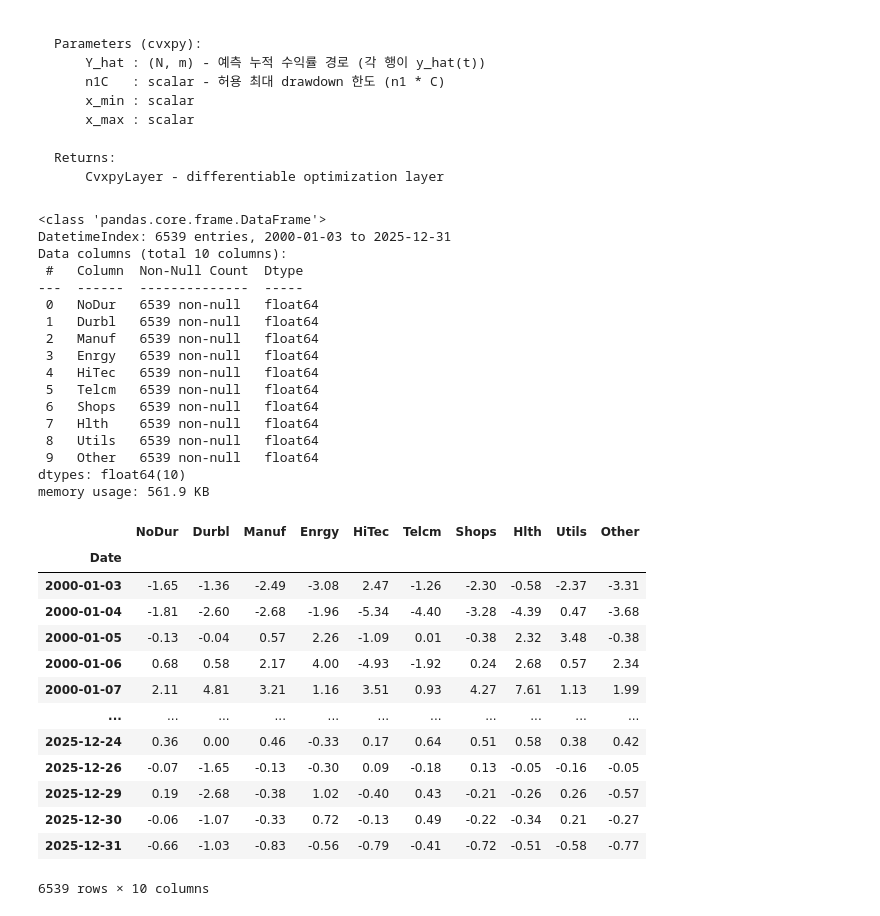
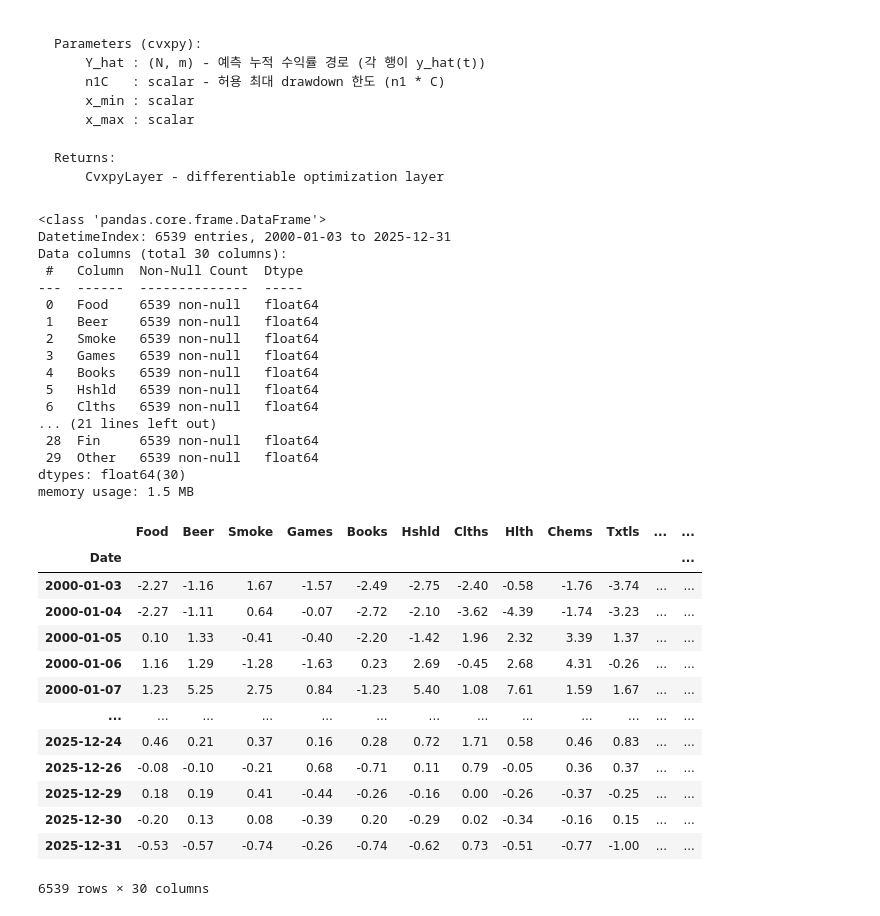
Before and after one commit to taekyounglee1224/cvxpy-portfolio-lab, a Jupyter notebook: DFL-MDD/30_inds.ipynb, the cells around one changed output. Drawn from its saved outputs; the diff is of its cells as text; code cells hidden in the pictures.

```diff
--- a/DFL-MDD/30_inds.ipynb
+++ b/DFL-MDD/30_inds.ipynb
@@ -67,43 +67,43 @@ import torch.optim as optim
     Returns:
         CvxpyLayer - differentiable optimization layer
 # %%
-inds_10 = pd.read_csv('csv/10_industry.csv')
-inds_10['Date'] = pd.to_datetime(inds_10['Date'])
-inds_10 = inds_10.set_index('Date')
-inds_10.info()
-inds_10
+inds_30 = pd.read_csv('csv/30_industry.csv')
+inds_30['Date'] = pd.to_datetime(inds_30['Date'])
+inds_30 = inds_30.set_index('Date')
+inds_30.info()
+inds_30
 # %% [output]
 <class 'pandas.core.frame.DataFrame'>
 DatetimeIndex: 6539 entries, 2000-01-03 to 2025-12-31
-Data columns (total 10 columns):
+Data columns (total 30 columns):
  #   Column  Non-Null Count  Dtype
 ---  ------  --------------  -----
- 0   NoDur   6539 non-null   float64
- 1   Durbl   6539 non-null   float64
- 2   Manuf   6539 non-null   float64
- 3   Enrgy   6539 non-null   float64
- 4   HiTec   6539 non-null   float64
- 5   Telcm   6539 non-null   float64
- 6   Shops   6539 non-null   float64
- 7   Hlth    6539 non-null   float64
- 8   Utils   6539 non-null   float64
- 9   Other   6539 non-null   float64
-dtypes: float64(10)
-memory usage: 561.9 KB
+ 0   Food    6539 non-null   float64
+ 1   Beer    6539 non-null   float64
+ 2   Smoke   6539 non-null   float64
+ 3   Games   6539 non-null   float64
+ 4   Books   6539 non-null   float64
+ 5   Hshld   6539 non-null   float64
+ 6   Clths   6539 non-null   float64
+... (21 lines left out)
+ 28  Fin     6539 non-null   float64
+ 29  Other   6539 non-null   float64
+dtypes: float64(30)
+memory usage: 1.5 MB
-|  | NoDur | Durbl | Manuf | Enrgy | HiTec | Telcm | Shops | Hlth | Utils | Other |
-| Date |  |  |  |  |  |  |  |  |  |  |
-| 2000-01-03 | -1.65 | -1.36 | -2.49 | -3.08 | 2.47 | -1.26 | -2.30 | -0.58 | -2.37 | -3.31 |
-| 2000-01-04 | -1.81 | -2.60 | -2.68 | -1.96 | -5.34 | -4.40 | -3.28 | -4.39 | 0.47 | -3.68 |
-| 2000-01-05 | -0.13 | -0.04 | 0.57 | 2.26 | -1.09 | 0.01 | -0.38 | 2.32 | 3.48 | -0.38 |
-| 2000-01-06 | 0.68 | 0.58 | 2.17 | 4.00 | -4.93 | -1.92 | 0.24 | 2.68 | 0.57 | 2.34 |
-| 2000-01-07 | 2.11 | 4.81 | 3.21 | 1.16 | 3.51 | 0.93 | 4.27 | 7.61 | 1.13 | 1.99 |
-| ... | ... | ... | ... | ... | ... | ... | ... | ... | ... | ... |
-| 2025-12-24 | 0.36 | 0.00 | 0.46 | -0.33 | 0.17 | 0.64 | 0.51 | 0.58 | 0.38 | 0.42 |
-| 2025-12-26 | -0.07 | -1.65 | -0.13 | -0.30 | 0.09 | -0.18 | 0.13 | -0.05 | -0.16 | -0.05 |
-| 2025-12-29 | 0.19 | -2.68 | -0.38 | 1.02 | -0.40 | 0.43 | -0.21 | -0.26 | 0.26 | -0.57 |
-| 2025-12-30 | -0.06 | -1.07 | -0.33 | 0.72 | -0.13 | 0.49 | -0.22 | -0.34 | 0.21 | -0.27 |
-| 2025-12-31 | -0.66 | -1.03 | -0.83 | -0.56 | -0.79 | -0.41 | -0.72 | -0.51 | -0.58 | -0.77 |
+|  | Food | Beer | Smoke | Games | Books | Hshld | Clths | Hlth | Chems | Txtls | ... | ... |
+| Date |  |  |  |  |  |  |  |  |  |  |  | ... |
+| 2000-01-03 | -2.27 | -1.16 | 1.67 | -1.57 | -2.49 | -2.75 | -2.40 | -0.58 | -1.76 | -3.74 | ... | ... |
+| 2000-01-04 | -2.27 | -1.11 | 0.64 | -0.07 | -2.72 | -2.10 | -3.62 | -4.39 | -1.74 | -3.23 | ... | ... |
+| 2000-01-05 | 0.10 | 1.33 | -0.41 | -0.40 | -2.20 | -1.42 | 1.96 | 2.32 | 3.39 | 1.37 | ... | ... |
+| 2000-01-06 | 1.16 | 1.29 | -1.28 | -1.63 | 0.23 | 2.69 | -0.45 | 2.68 | 4.31 | -0.26 | ... | ... |
+| 2000-01-07 | 1.23 | 5.25 | 2.75 | 0.84 | -1.23 | 5.40 | 1.08 | 7.61 | 1.59 | 1.67 | ... | ... |
+| ... | ... | ... | ... | ... | ... | ... | ... | ... | ... | ... | ... | ... |
+| 2025-12-24 | 0.46 | 0.21 | 0.37 | 0.16 | 0.28 | 0.72 | 1.71 | 0.58 | 0.46 | 0.83 | ... | ... |
+| 2025-12-26 | -0.08 | -0.10 | -0.21 | 0.68 | -0.71 | 0.11 | 0.79 | -0.05 | 0.36 | 0.37 | ... | ... |
+| 2025-12-29 | 0.18 | 0.19 | 0.41 | -0.44 | -0.26 | -0.16 | 0.00 | -0.26 | -0.37 | -0.25 | ... | ... |
+| 2025-12-30 | -0.20 | 0.13 | 0.08 | -0.39 | 0.20 | -0.29 | 0.02 | -0.34 | -0.16 | 0.15 | ... | ... |
+| 2025-12-31 | -0.53 | -0.57 | -0.74 | -0.26 | -0.74 | -0.62 | 0.73 | -0.51 | -0.77 | -1.00 | ... | ... |
-6539 rows × 10 columns
+6539 rows × 30 columns
 # %%
 # ── 고정 파라미터 ──
 gamma = 0.0    # regularization 제거
```
Also changed, not shown: parts of 5 cells of this notebook.
